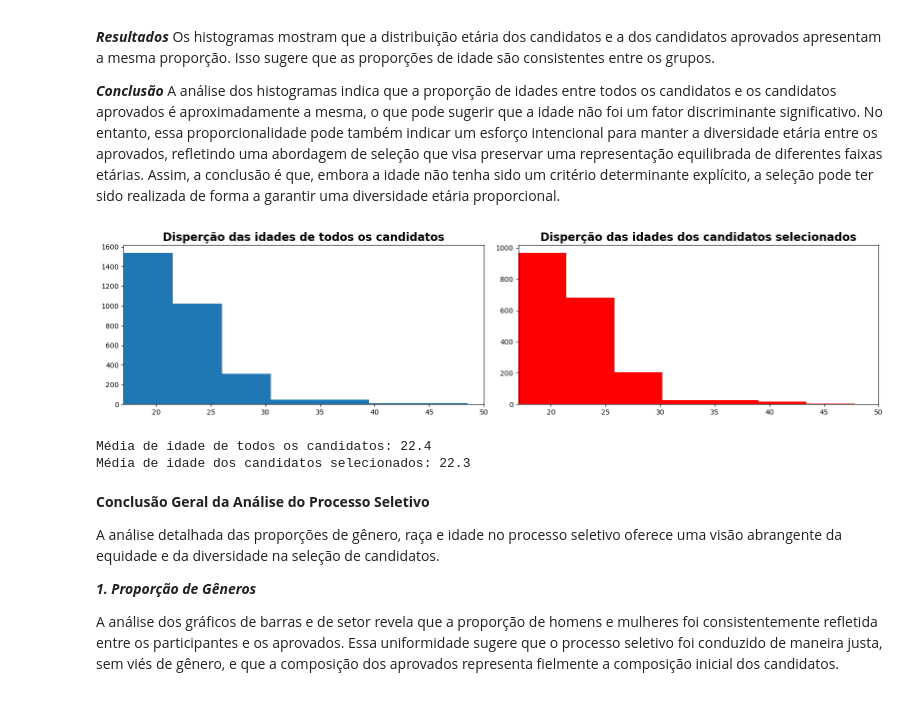
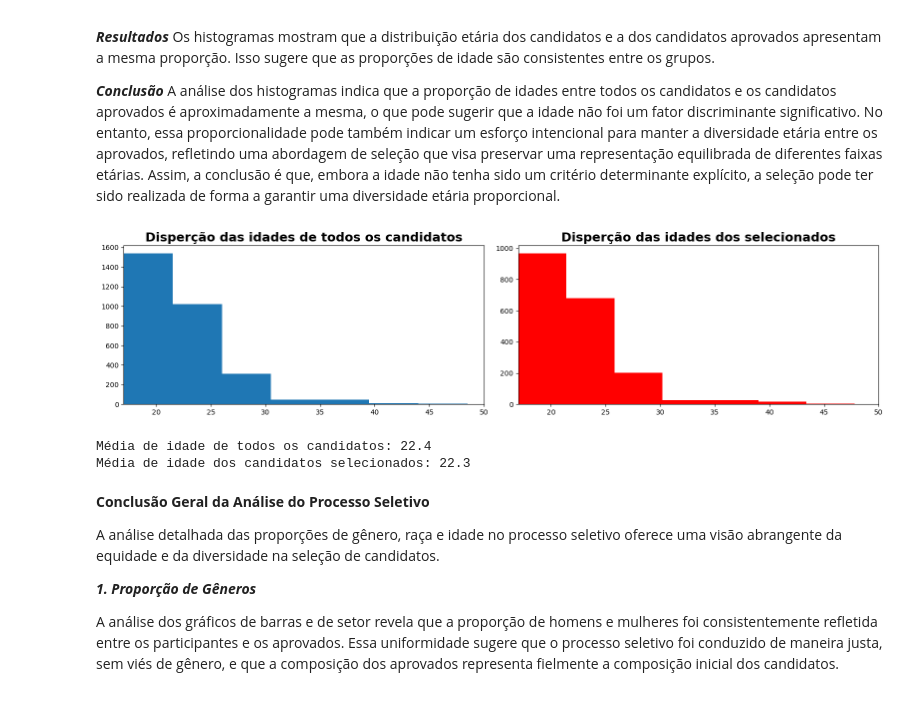
Before and after one commit to CesarMancioSilva/analise_processo_seletivo, a Jupyter notebook: Analise.ipynb, the cells around one changed output. Cells and saved outputs as stored; diff of their text form; code cells hidden in the pictures.

```diff
--- a/Analise.ipynb
+++ b/Analise.ipynb
@@ -203,22 +203,22 @@ plt.show()
 # %%
 fig, ax = plt.subplots(1, 2, figsize=(16, 4))
 
 ax[0].hist(data['Idade'],linewidth=0.5)
 ax[0].set_xlim(min(data['Idade']),50)
-ax[0].set_title("Disperção das idades de todos os candidatos",fontsize=16,fontweight='bold')
+ax[0].set_title("Disperção das idades de todos os candidatos",fontsize=18,fontweight='bold')
 
 
 ax[1].hist(data.query('Selecionado == "Sim"')['Idade'],color='red')
 ax[1].set_xlim(min(data['Idade']),50)
-ax[1].set_title("Disperção das idades dos candidatos selecionados",fontsize=16,fontweight='bold')
+ax[1].set_title("Disperção das idades dos selecionados",fontsize=18,fontweight='bold')
 fig.subplots_adjust()
 plt.tight_layout()
 plt.show()
 
 print(f'Média de idade de todos os candidatos: {round(data['Idade'].mean(),1)} ')
 print(f'Média de idade dos candidatos selecionados: {round(data.query('Selecionado == "Sim"')['Idade'].mean(),1)} ')
 # %% [output]
-[figure, old version]
+[figure, new version]
 Média de idade de todos os candidatos: 22.4
 Média de idade dos candidatos selecionados: 22.3
 # %% [markdown]
```
